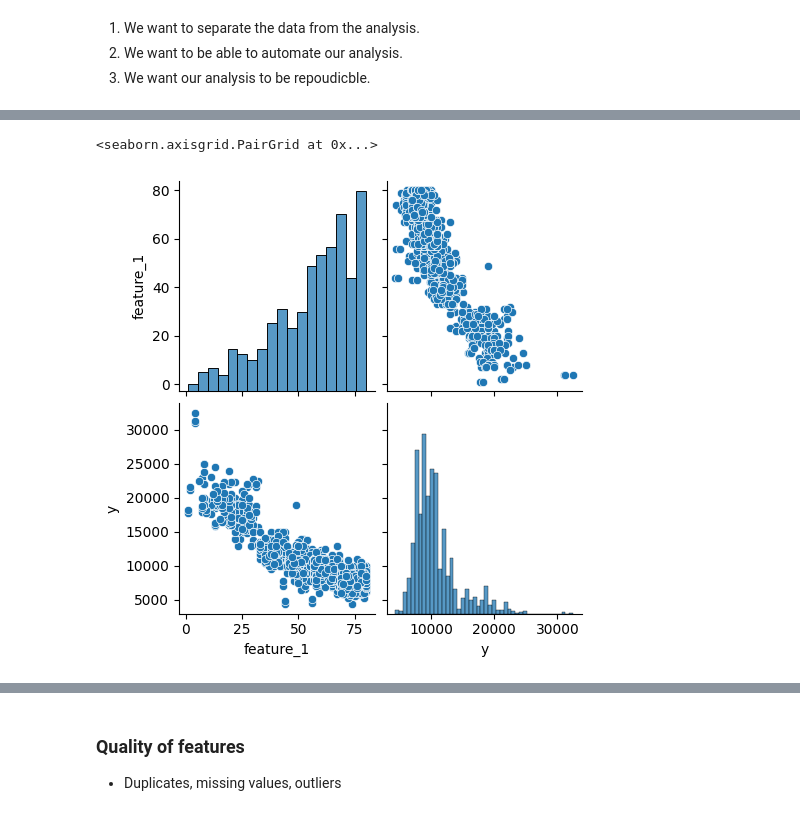
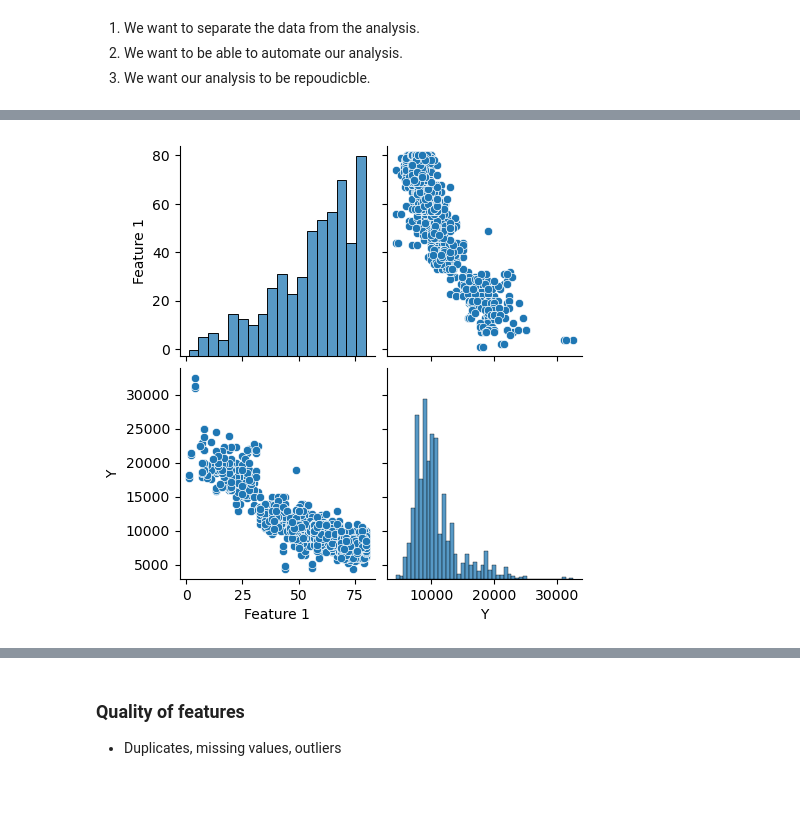
Before and after one commit to majarall/EDA-Azure-Pipeline, a Jupyter notebook: Task1.ipynb, the cells around one changed output, grey strips where cells are left out. Saved outputs shown, nothing was run; the diff lists cells and outputs as text; code cells hidden in the pictures.

```diff
--- a/Task1.ipynb
+++ b/Task1.ipynb
@@ -397,0 +70,4 @@ sns.jointplot(x='feature_1',y='y', data=df, size=10, alpha=.5, marker='+');
+# %%
+df = pd.read_csv("./data.csv", sep=";")
+print(df.shape)
+df.head(-1)
@@ -454,5 +144,4 @@ dtype: int64
 # %%
-sns.pairplot(df[["feature_1", "y"]])
+sns.pairplot(df[["Feature 1", "Y"]]);
 # %% [output]
-<seaborn.axisgrid.PairGrid at 0x...>
-[figure, old version]
+[figure, new version]
```
Also changed, not shown: parts of 64 cells of this notebook, 8 other files.
